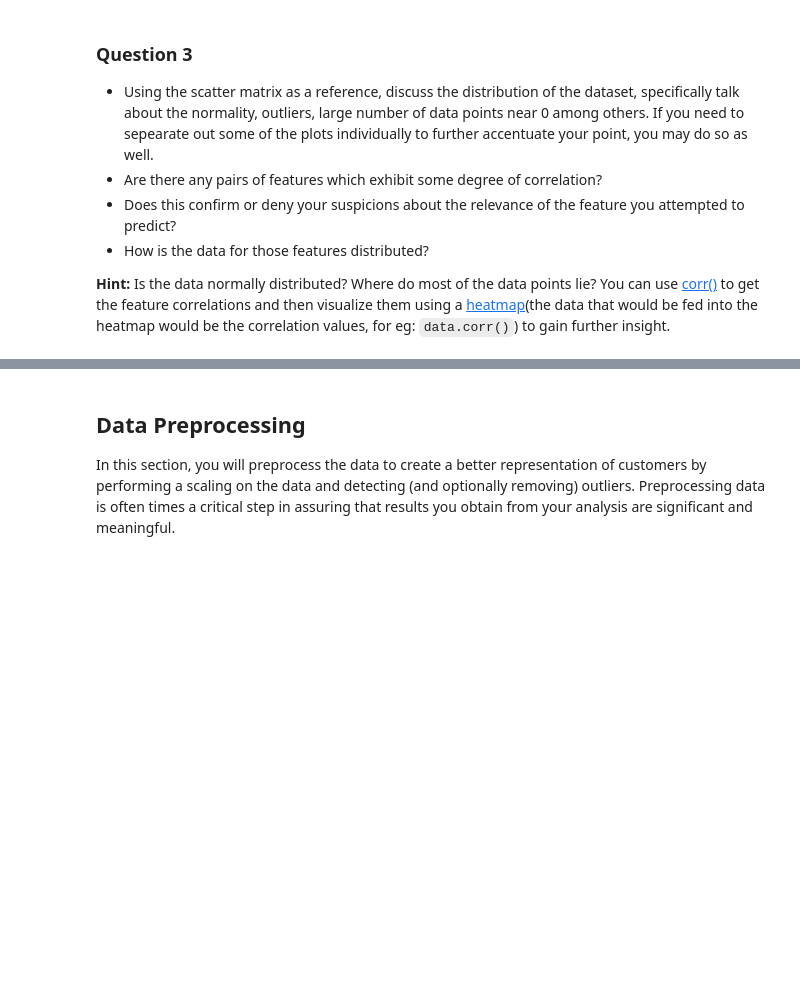
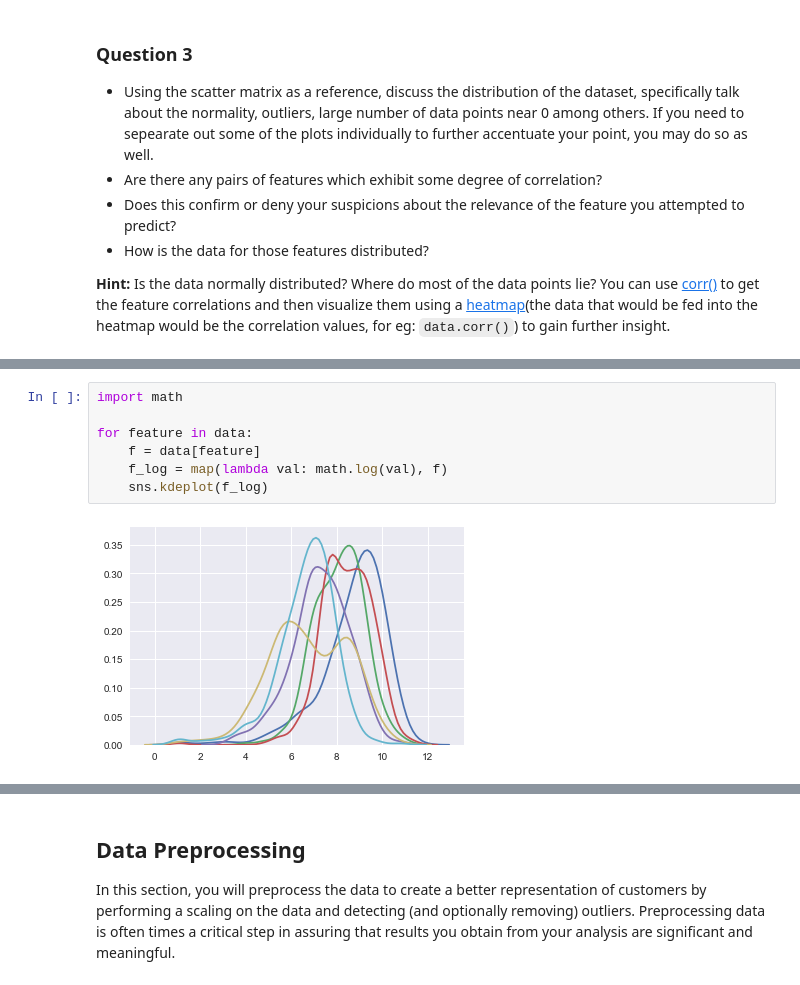
Before and after one commit to Sourish1997/customer-segments, a Jupyter notebook: customer_segments.ipynb, the cells around one changed output, grey strips where cells are left out. Saved outputs shown, nothing was run; the diff lists cells and outputs as text; blank space fills up the shorter version.

```diff
--- a/customer_segments.ipynb
+++ b/customer_segments.ipynb
@@ -161,0 +172,9 @@ pd.plotting.scatter_matrix(data, alpha = 0.3, figsize = (14,8), diagonal = 'kde'
+# %%
+import math
+
+for feature in data:
+    f = data[feature]
+    f_log = map(lambda val: math.log(val), f)
+    sns.kdeplot(f_log)
+# %% [output]
+[figure, added]
```
Also changed, not shown: parts of 9 cells of this notebook.
